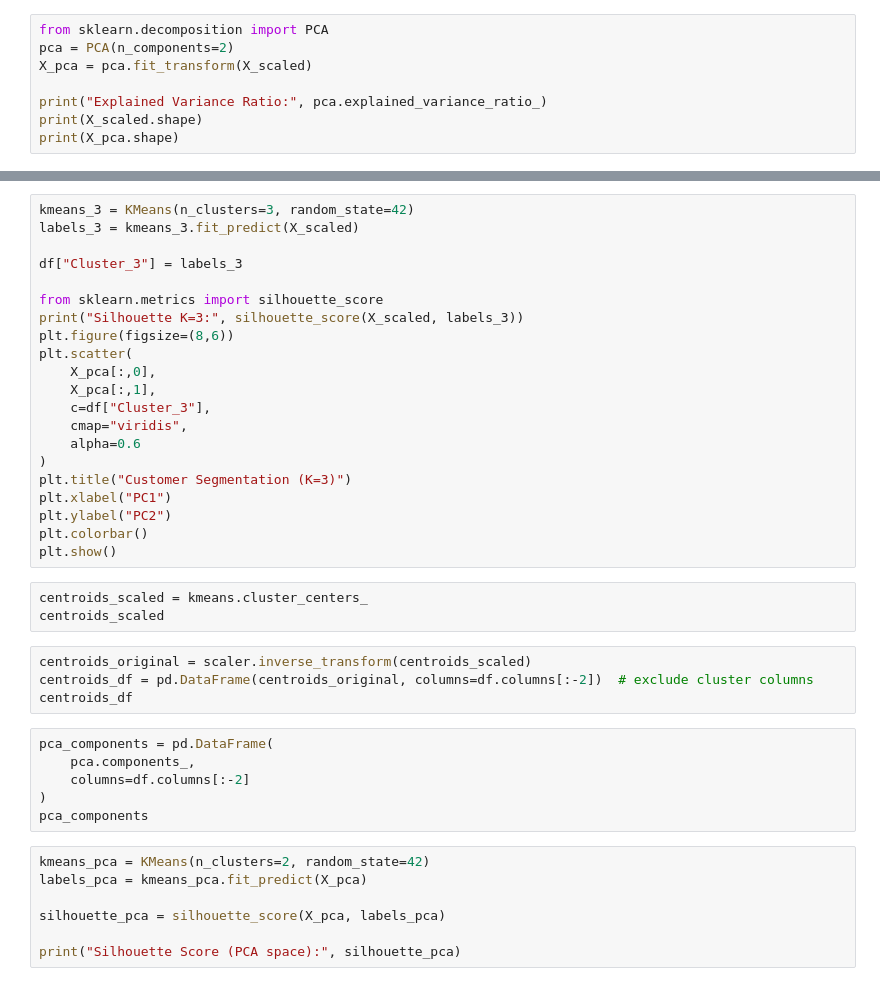
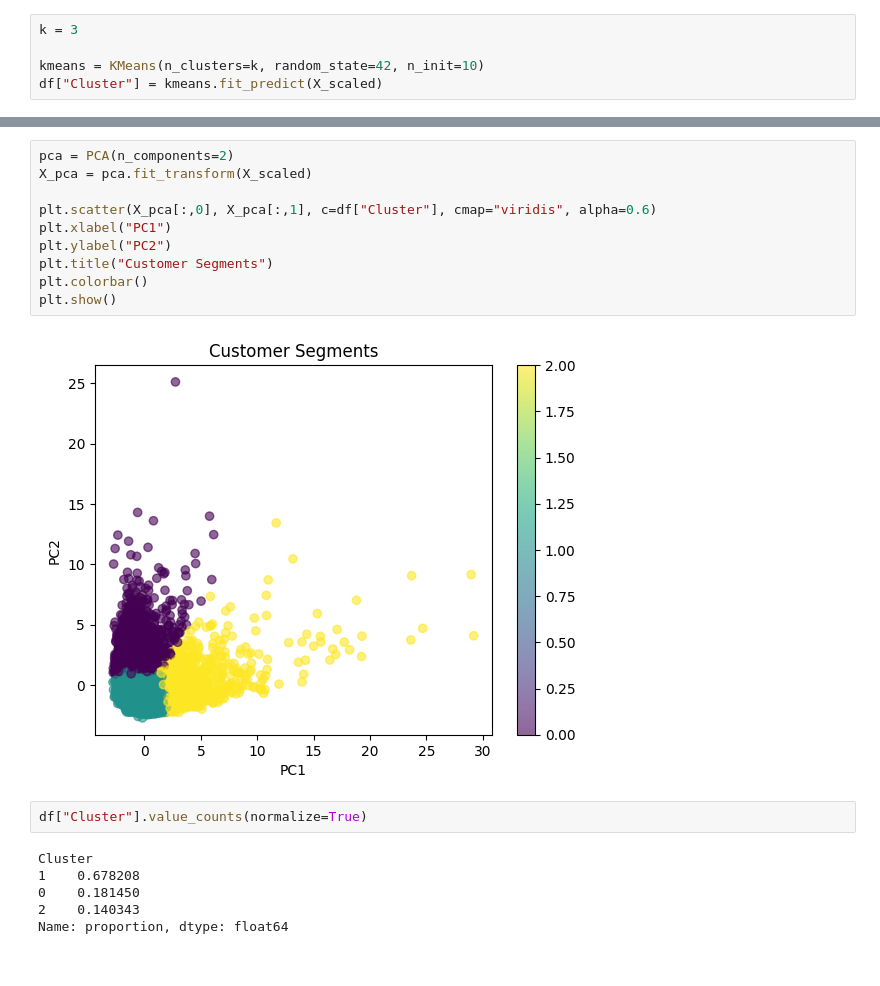
Before and after one commit to deepbanik0506-bit/credit-card-customer-segmentation, a Jupyter notebook: segmentation.ipynb, the cells around one changed output, grey strips where cells are left out. Cells and saved outputs as stored; diff of their text form.

```diff
--- a/segmentation.ipynb
+++ b/segmentation.ipynb
@@ -51,9 +87,6 @@ df.groupby("Cluster").mean()
 # %%
-from sklearn.decomposition import PCA
-pca = PCA(n_components=2)
-X_pca = pca.fit_transform(X_scaled)
+k = 3
 
-print("Explained Variance Ratio:", pca.explained_variance_ratio_)
-print(X_scaled.shape)
-print(X_pca.shape)
+kmeans = KMeans(n_clusters=k, random_state=42, n_init=10)
+df["Cluster"] = kmeans.fit_predict(X_scaled)
 # %%
@@ -74,41 +101,20 @@ plt.show()
 # %%
-kmeans_3 = KMeans(n_clusters=3, random_state=42)
-labels_3 = kmeans_3.fit_predict(X_scaled)
+pca = PCA(n_components=2)
+X_pca = pca.fit_transform(X_scaled)
 
-df["Cluster_3"] = labels_3
-
-from sklearn.metrics import silhouette_score
-print("Silhouette K=3:", silhouette_score(X_scaled, labels_3))
-plt.figure(figsize=(8,6))
-plt.scatter(
-    X_pca[:,0],
-    X_pca[:,1],
-    c=df["Cluster_3"],
-    cmap="viridis",
-    alpha=0.6
-)
-plt.title("Customer Segmentation (K=3)")
+plt.scatter(X_pca[:,0], X_pca[:,1], c=df["Cluster"], cmap="viridis", alpha=0.6)
 plt.xlabel("PC1")
 plt.ylabel("PC2")
+plt.title("Customer Segments")
 plt.colorbar()
 plt.show()
+# %% [output]
+[figure, added]
 # %%
-centroids_scaled = kmeans.cluster_centers_
-centroids_scaled
+df["Cluster"].value_counts(normalize=True)
+# %% [output]
+Cluster
+1    0.678208
+0    0.181450
+2    0.140343
+Name: proportion, dtype: float64
-# %%
-centroids_original = scaler.inverse_transform(centroids_scaled)
-centroids_df = pd.DataFrame(centroids_original, columns=df.columns[:-2])  # exclude cluster columns
-centroids_df
-# %%
-pca_components = pd.DataFrame(
-    pca.components_,
-    columns=df.columns[:-2]
-)
-pca_components
-# %%
-kmeans_pca = KMeans(n_clusters=2, random_state=42)
-labels_pca = kmeans_pca.fit_predict(X_pca)
-
-silhouette_pca = silhouette_score(X_pca, labels_pca)
-
-print("Silhouette Score (PCA space):", silhouette_pca)
```
Also changed, not shown: parts of 10 cells of this notebook.
